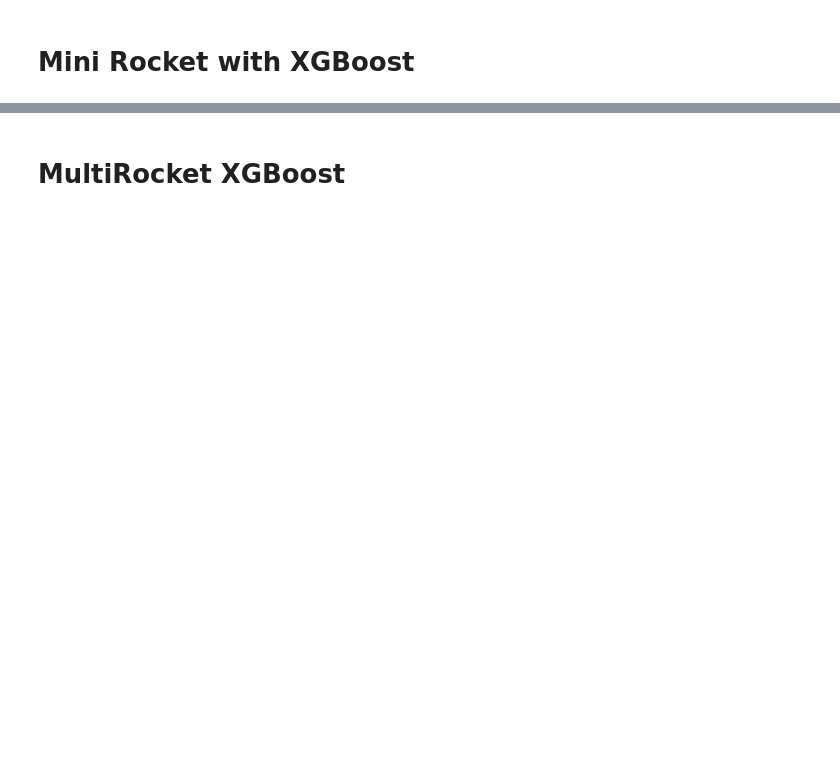
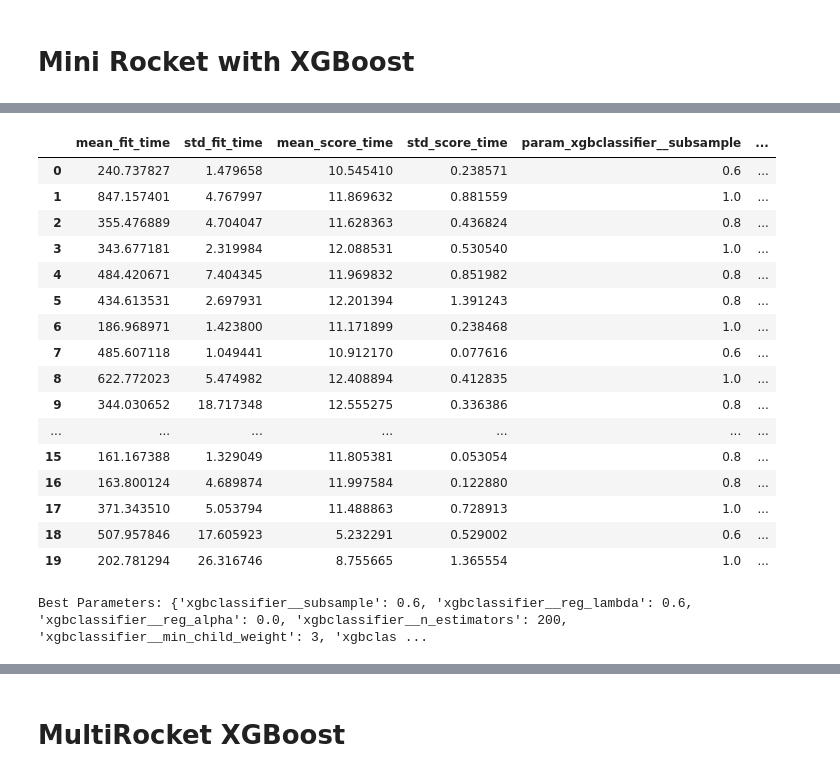
Before and after one commit to Ginushmal/Candlestick-Chart-Pattern-Detection-FYP, a Jupyter notebook: 03.3. Rocket with custom classifier PU no patt lables.ipynb, the cells around one changed output, grey strips where cells are left out. Cells and saved outputs as stored; diff of their text form; code cells hidden in the pictures; blank space fills up the shorter version.

```diff
--- a/03.3. Rocket with custom classifier PU no patt lables.ipynb
+++ b/03.3. Rocket with custom classifier PU no patt lables.ipynb
@@ -218,16 +154,16 @@ Pipeline(steps=[('fixedlengthtransformer',
 # %%
-# from xgboost import XGBClassifier
-# from sktime.transformations.panel.padder import PaddingTransformer
+from xgboost import XGBClassifier
+from sktime.transformations.panel.padder import PaddingTransformer
 
-# padder = PaddingTransformer(pad_length=100, fill_value=0)
-# rocket = Rocket(num_kernels=10000)
+padder = PaddingTransformer(pad_length=100, fill_value=0)
+rocket = Rocket(num_kernels=10000)
 
 
-# clf_xgb = make_pipeline(
-#     padder,
-#     rocket,
-#     XGBClassifier(use_label_encoder=False, eval_metric='mlogloss', n_estimators=100)
-# )
-# clf_xgb.fit(X_train, y_train)
+clf_xgb = make_pipeline(
+    padder,
+    rocket,
+    XGBClassifier(use_label_encoder=False, eval_metric='mlogloss', n_estimators=100)
+)
+clf_xgb.fit(X_train, y_train)
 # %%
 X_test
@@ -391,3 +845,29 @@ array([ 4,  2,  5,  2,  5,  3, -1,  0,  0,  2,  8,  0,  5,  4,  1,  2,  5,
+# %%
+results
+# %% [output]
+|  | mean_fit_time | std_fit_time | mean_score_time | std_score_time | param_xgbclassifier__subsample | ... |
+| 0 | 240.737827 | 1.479658 | 10.545410 | 0.238571 | 0.6 | ... |
+| 1 | 847.157401 | 4.767997 | 11.869632 | 0.881559 | 1.0 | ... |
+| 2 | 355.476889 | 4.704047 | 11.628363 | 0.436824 | 0.8 | ... |
+| 3 | 343.677181 | 2.319984 | 12.088531 | 0.530540 | 1.0 | ... |
+| 4 | 484.420671 | 7.404345 | 11.969832 | 0.851982 | 0.8 | ... |
+| 5 | 434.613531 | 2.697931 | 12.201394 | 1.391243 | 0.8 | ... |
+| 6 | 186.968971 | 1.423800 | 11.171899 | 0.238468 | 1.0 | ... |
+| 7 | 485.607118 | 1.049441 | 10.912170 | 0.077616 | 0.6 | ... |
+| 8 | 622.772023 | 5.474982 | 12.408894 | 0.412835 | 1.0 | ... |
+| 9 | 344.030652 | 18.717348 | 12.555275 | 0.336386 | 0.8 | ... |
+| ... | ... | ... | ... | ... | ... | ... |
+| 15 | 161.167388 | 1.329049 | 11.805381 | 0.053054 | 0.8 | ... |
+| 16 | 163.800124 | 4.689874 | 11.997584 | 0.122880 | 0.8 | ... |
+| 17 | 371.343510 | 5.053794 | 11.488863 | 0.728913 | 1.0 | ... |
+| 18 | 507.957846 | 17.605923 | 5.232291 | 0.529002 | 0.6 | ... |
+| 19 | 202.781294 | 26.316746 | 8.755665 | 1.365554 | 1.0 | ... |
+# %%
+
+# Print best parameters
+print("Best Parameters:", random_search.best_params_)
+# %% [output]
+Best Parameters: {'xgbclassifier__subsample': 0.6, 'xgbclassifier__reg_lambda': 0.6, 'xgbclassifier__reg_alpha': 0.0, 'xgbclassifier__n_estimators': 200, 'xgbclassifier__min_child_weight': 3, 'xgbclas ...
 # %%
 from sktime.transformations.panel.rocket import MiniRocketMultivariate
 from xgboost import XGBClassifier
```
Also changed, not shown: parts of 25 cells of this notebook, 1 other file.
